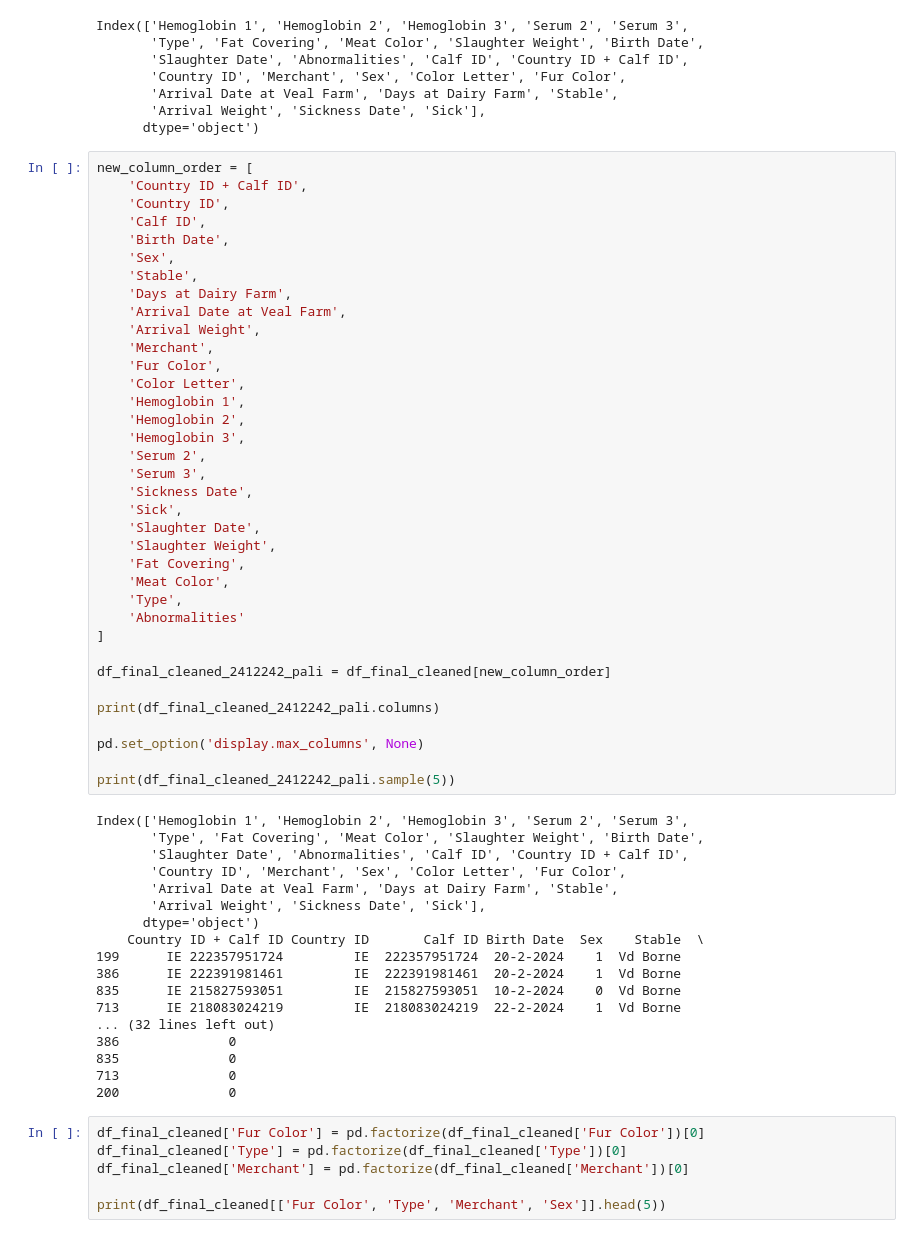
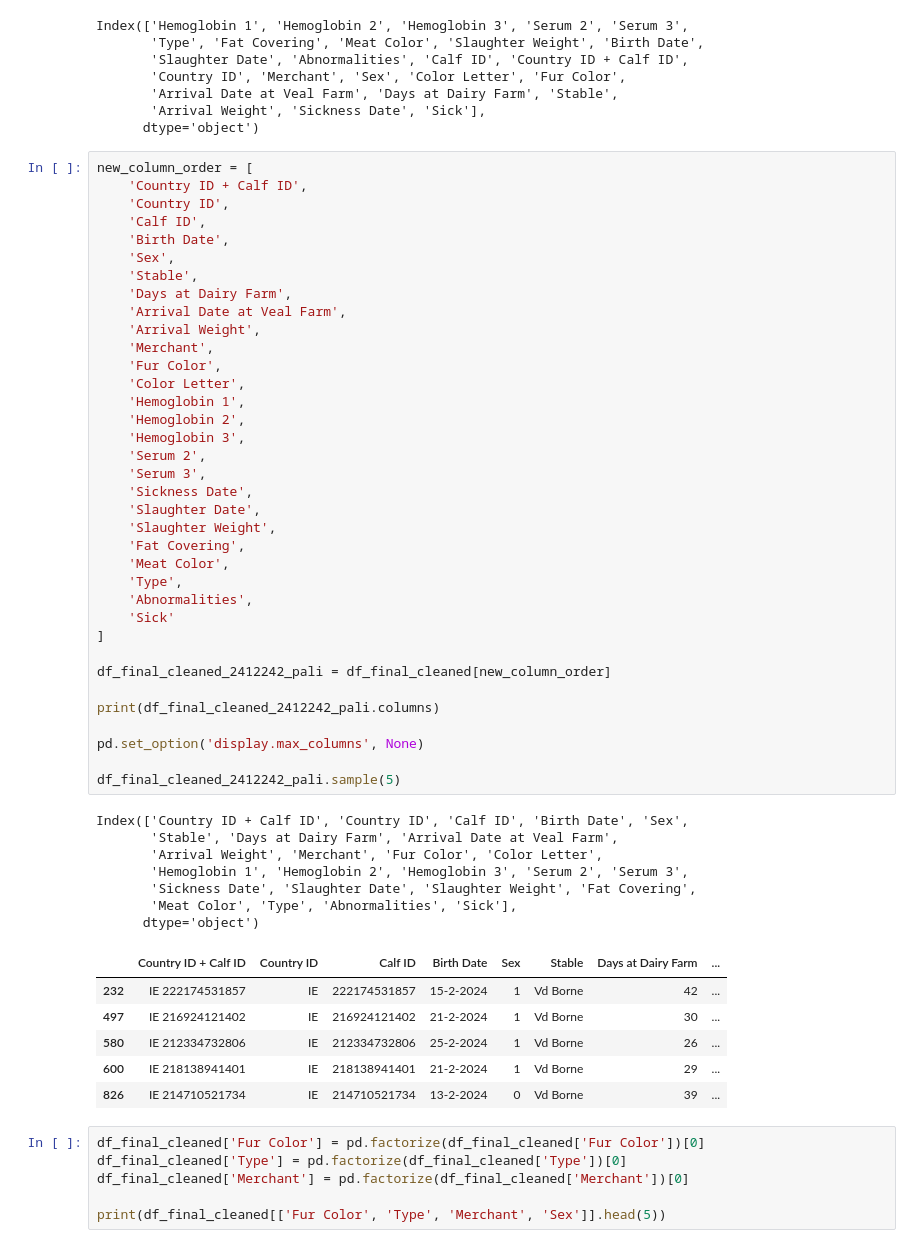
Before and after one commit to AI-Farming-Thewi/cows_analysis, a Jupyter notebook: Farms analysis.ipynb, the cells around one changed output. Cells and saved outputs as stored; diff of their text form.

```diff
--- a/Farms analysis.ipynb
+++ b/Farms analysis.ipynb
@@ -457,52 +466,48 @@ new_column_order = [
     'Birth Date',
     'Sex',
     'Stable',
     'Days at Dairy Farm',
     'Arrival Date at Veal Farm',
     'Arrival Weight',
     'Merchant',
     'Fur Color',
     'Color Letter',
     'Hemoglobin 1',
     'Hemoglobin 2',
     'Hemoglobin 3',
     'Serum 2',
     'Serum 3',
     'Sickness Date',
-    'Sick',
     'Slaughter Date',
     'Slaughter Weight',
     'Fat Covering',
     'Meat Color',
     'Type',
-    'Abnormalities'
+    'Abnormalities',
+    'Sick'
 ]
 
 df_final_cleaned_2412242_pali = df_final_cleaned[new_column_order]
 
 print(df_final_cleaned_2412242_pali.columns)
 
 pd.set_option('display.max_columns', None)
 
-print(df_final_cleaned_2412242_pali.sample(5))
+df_final_cleaned_2412242_pali.sample(5)
 # %% [output]
-Index(['Hemoglobin 1', 'Hemoglobin 2', 'Hemoglobin 3', 'Serum 2', 'Serum 3',
-       'Type', 'Fat Covering', 'Meat Color', 'Slaughter Weight', 'Birth Date',
-       'Slaughter Date', 'Abnormalities', 'Calf ID', 'Country ID + Calf ID',
-       'Country ID', 'Merchant', 'Sex', 'Color Letter', 'Fur Color',
-       'Arrival Date at Veal Farm', 'Days at Dairy Farm', 'Stable',
-       'Arrival Weight', 'Sickness Date', 'Sick'],
+Index(['Country ID + Calf ID', 'Country ID', 'Calf ID', 'Birth Date', 'Sex',
+       'Stable', 'Days at Dairy Farm', 'Arrival Date at Veal Farm',
+       'Arrival Weight', 'Merchant', 'Fur Color', 'Color Letter',
+       'Hemoglobin 1', 'Hemoglobin 2', 'Hemoglobin 3', 'Serum 2', 'Serum 3',
+       'Sickness Date', 'Slaughter Date', 'Slaughter Weight', 'Fat Covering',
+       'Meat Color', 'Type', 'Abnormalities', 'Sick'],
       dtype='object')
-    Country ID + Calf ID Country ID       Calf ID Birth Date  Sex    Stable  \
-199      IE 222357951724         IE  222357951724  20-2-2024    1  Vd Borne
-386      IE 222391981461         IE  222391981461  20-2-2024    1  Vd Borne
-835      IE 215827593051         IE  215827593051  10-2-2024    0  Vd Borne
-713      IE 218083024219         IE  218083024219  22-2-2024    1  Vd Borne
-... (32 lines left out)
-386              0
-835              0
-713              0
-200              0
+|  | Country ID + Calf ID | Country ID | Calf ID | Birth Date | Sex | Stable | Days at Dairy Farm | ... |
+| 232 | IE 222174531857 | IE | 222174531857 | 15-2-2024 | 1 | Vd Borne | 42 | ... |
+| 497 | IE 216924121402 | IE | 216924121402 | 21-2-2024 | 1 | Vd Borne | 30 | ... |
+| 580 | IE 212334732806 | IE | 212334732806 | 25-2-2024 | 1 | Vd Borne | 26 | ... |
+| 600 | IE 218138941401 | IE | 218138941401 | 21-2-2024 | 1 | Vd Borne | 29 | ... |
+| 826 | IE 214710521734 | IE | 214710521734 | 13-2-2024 | 0 | Vd Borne | 39 | ... |
 # %%
 df_final_cleaned['Fur Color'] = pd.factorize(df_final_cleaned['Fur Color'])[0]
 df_final_cleaned['Type'] = pd.factorize(df_final_cleaned['Type'])[0]
```
Also changed, not shown: parts of 16 cells of this notebook.
